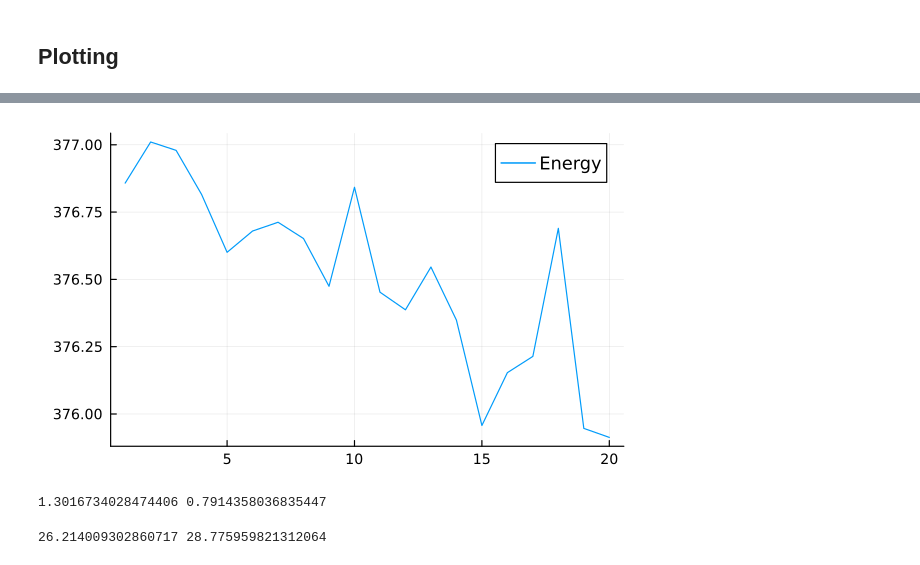
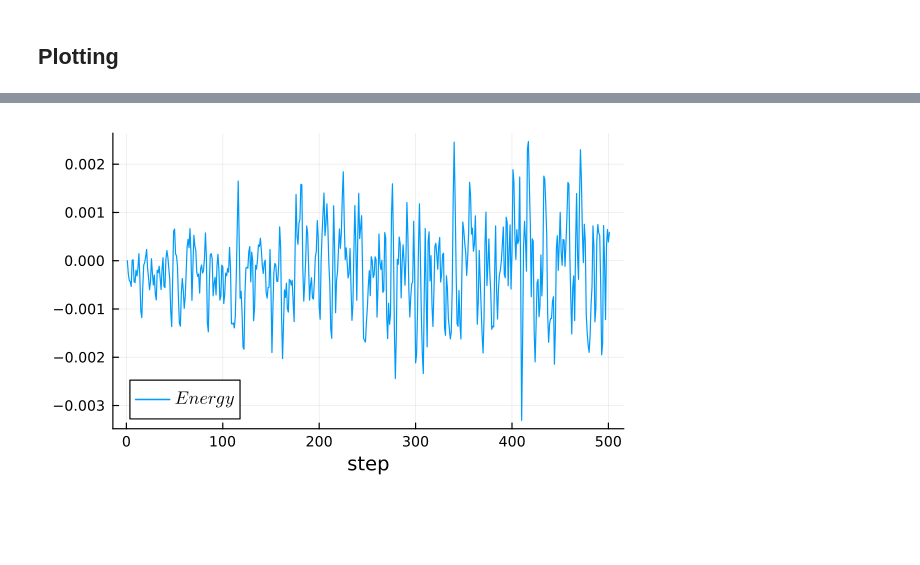
Before and after one commit to JaimeRZP/CMBLensing_MicroCanonicalHMC.jl, a Jupyter notebook: Lab_CMBLens.ipynb, the cells around one changed output, grey strips where cells are left out. Drawn from its saved outputs; the diff is of its cells as text; code cells hidden in the pictures; blank space fills up the shorter version.

```diff
--- a/Lab_CMBLens.ipynb
+++ b/Lab_CMBLens.ipynb
@@ -137,10 +23,7 @@ CMBLensingTarget(50, [0.0 0.0 … 0.0 0.0; 0.0 4.224938869476318 … 0.0 0.0;
 # %%
-target = CMBLensingTarget2(prob);
-target2 = CMBLensingTarget3(prob);
+target = CMBLensingTarget(prob);
 # %% [markdown]
 ## Sample
 # %%
-eps=0.05
-L=sqrt(target.d)*0.005
-spl=Sampler(;eps=eps, L=L)
+spl=MCHMC(0.1, 0.01*sqrt(50); sigma=one(LenseBasis(diag(target.Λmass))))
 # %% [output]
@@ -148,3 +31,4 @@ Sampler(Settings(MersenneTwister(0), 0.05, 0.035355339059327376, 0.0, 0.19318332
 # %%
-samples = Sample(spl, target, 500, monitor_energy=true)
+samples = Sample(spl, target, 500;
+                 monitor_energy=true, dialog=true)
 # %% [output]
@@ -231,0 +54,2 @@ Energy: 376.51156662158803 -/+ 0.3376624656380899
+# %%
+Energy = [sample[end-1] for sample in samples]
@@ -232,5 +64,4 @@ Energy: 376.51156662158803 -/+ 0.3376624656380899
 # %%
-plot(exp.(rs), label=L"r", xlabel="step")
-plot!(exp.(Aϕs), label=L"A_\phi")
+plot(Energy, label=L"Energy", xlabel="step")
 # %% [output]
-[figure, old version]
+[figure, new version]
@@ -240,8 +67,0 @@ Aϕs = [sample[end] for sample in samples2];
-# %%
-println(mean(exp.(rs)), " ", std(exp.(rs)))
-# %% [output]
-1.3016734028474406 0.7914358036835447
-# %%
-println(mean(exp.(Aϕs)), " ", std(exp.(Aϕs)))
-# %% [output]
-26.214009302860717 28.775959821312064
```
Also changed, not shown: parts of 20 cells of this notebook, 4 other files.
